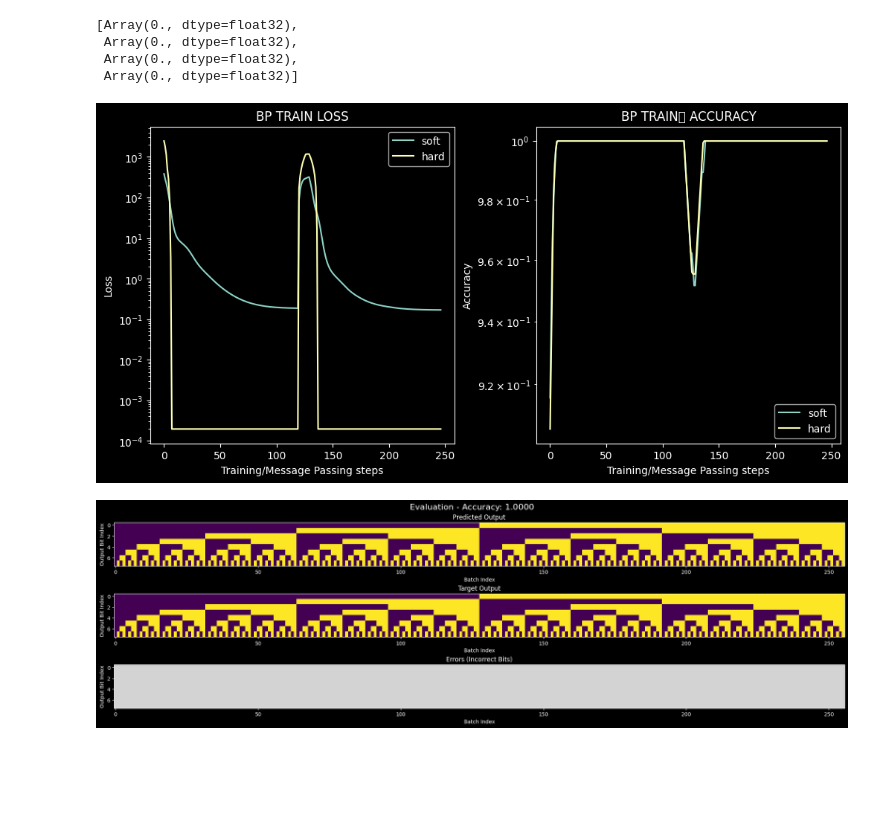
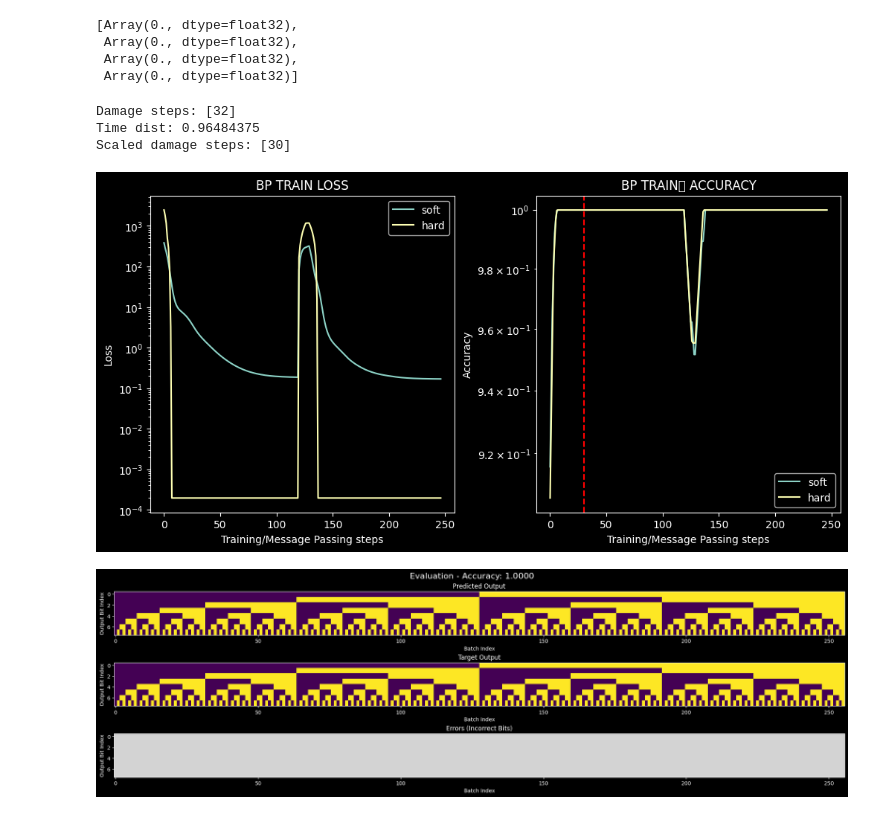
Before and after one commit to GabrielBena/boolean_nca_cc, a Jupyter notebook: random_boolean_nets.ipynb, the cells around one changed output. Drawn from its saved outputs; the diff is of its cells as text; code cells hidden in the pictures; blank space fills up the shorter version.

```diff
--- a/random_boolean_nets.ipynb
+++ b/random_boolean_nets.ipynb
@@ -265,13 +265,12 @@ def plot_losses(
     plot_hard=True,
     damage_steps=None,
     plot_damages=False,
+    smooth_factor: int = 25,
 ):
     if figax is None:
         fig, ax = plt.subplots()
     else:
         fig, ax = figax
-
-    smooth_factor = 25
 
     if not plot_accuracy:
         if isinstance(aux_log, dict) and "hard_loss" in aux_log:
@@ -328,34 +327,37 @@ def plot_losses(
 
 
 fig, axs = plt.subplots(1, 2, figsize=(10, 5), sharey=False, sharex=True, constrained_layout=True)
 if len(axs.shape) == 1:
     axs = np.array([axs])
 plot_losses(
     train_loss_log_bp,
     train_aux_log_bp,
     (fig, axs[0, 0]),
     title="BP TRAIN LOSS",
     damage_steps=damage_steps,
 )
 plot_losses(
     train_loss_log_bp,
     train_aux_log_bp,
     (fig, axs[0, 1]),
     plot_accuracy=True,
     title="BP TRAIN	 ACCURACY",
     damage_steps=damage_steps,
     plot_damages=True,
 )
 # plot_losses(test_loss_log_bp, test_aux_log_bp, (fig, axs[1, 0]), title="BP TEST LOSS")
 # plot_losses(
 #     test_loss_log_bp,
 #     test_aux_log_bp,
 #     (fig, axs[1, 1]),
 #     plot_accuracy=True,
 #     title="BP TEST ACCURACY",
 # )
 # %% [output]
+Damage steps: [32]
+Time dist: 0.96484375
+Scaled damage steps: [30]
-[figure, old version]
+[figure, new version]
 # %%
 bp_results = {
     "train_losses": train_loss_log_bp,
```
Also changed, not shown: parts of 2 cells of this notebook, 7 other files.
